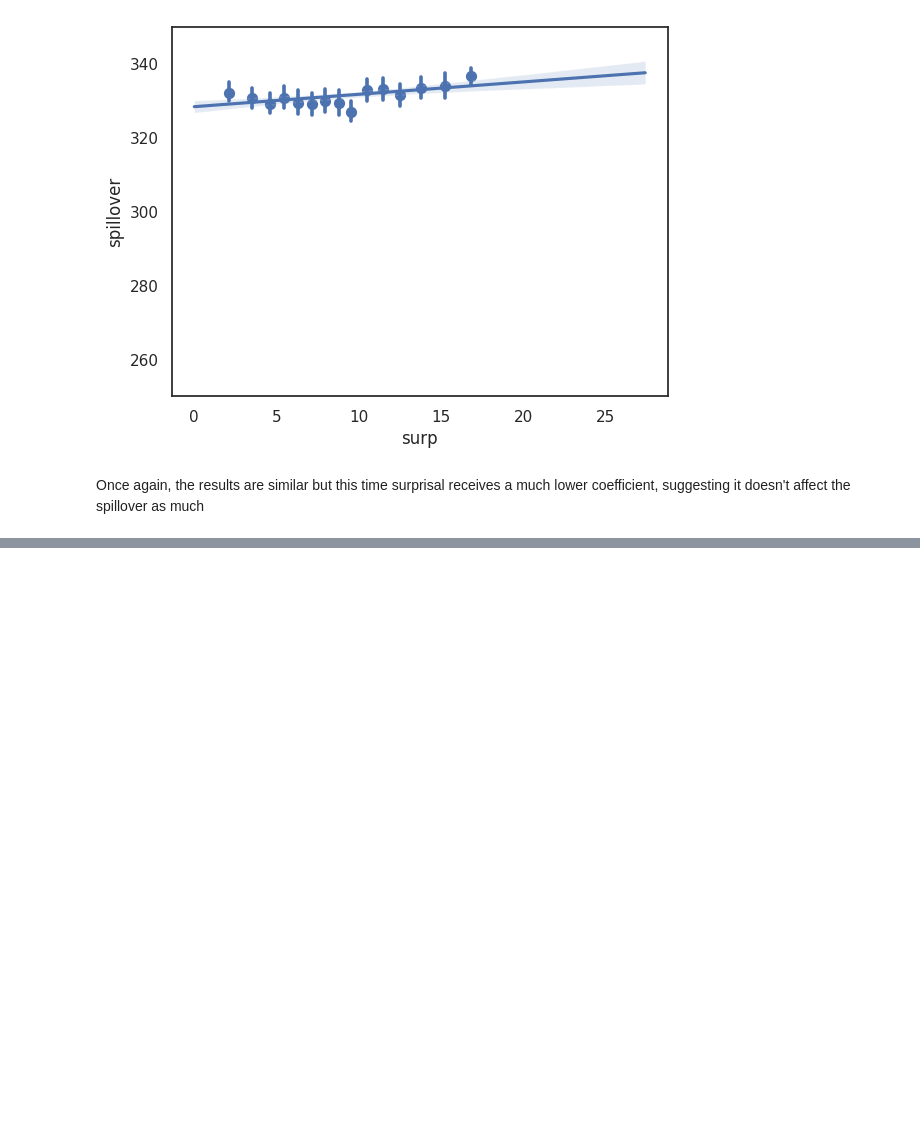
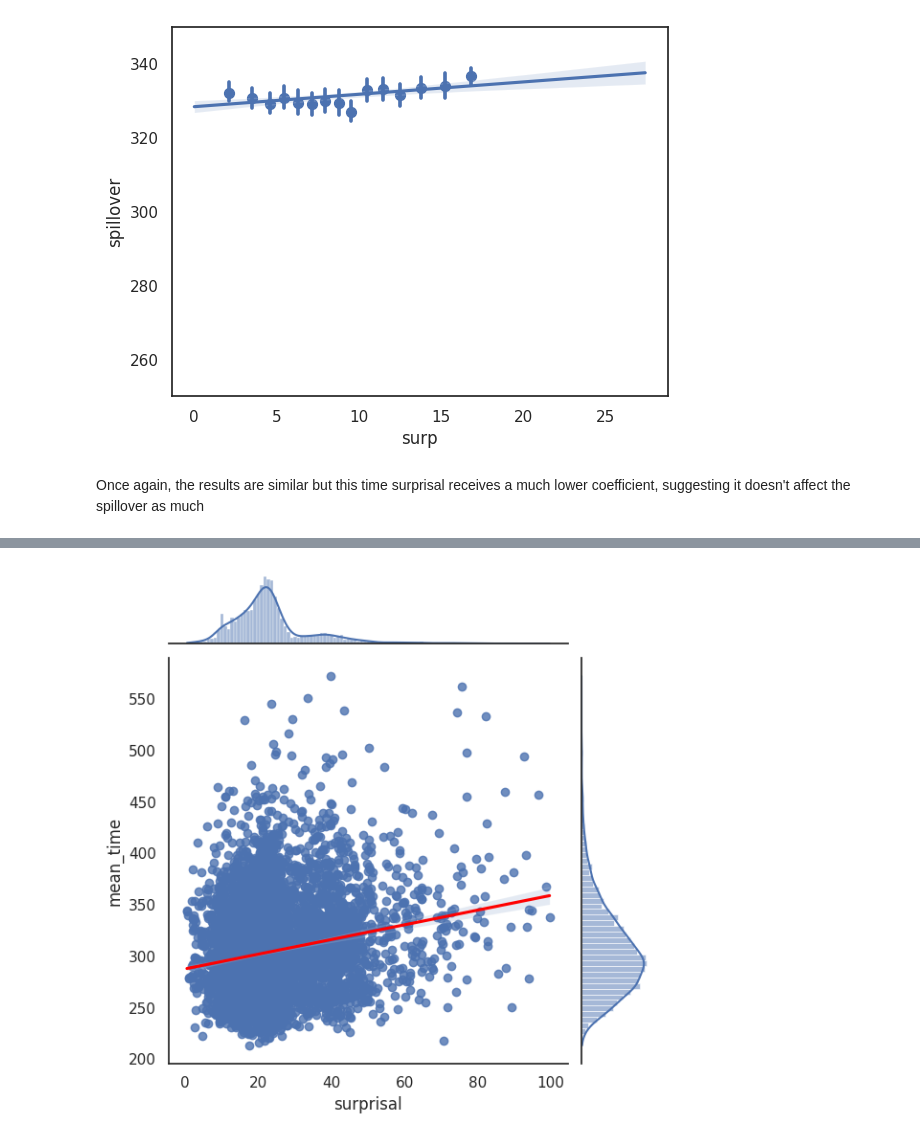
Before and after one commit to NadavVazana789/Project_096222, a Jupyter notebook: Copy_of_Project_1_Surprisals_and_RTs.ipynb, the cells around one changed output, grey strips where cells are left out. Drawn from its saved outputs; the diff is of its cells as text; code cells hidden in the pictures; blank space fills up the shorter version.

```diff
--- a/Copy_of_Project_1_Surprisals_and_RTs.ipynb
+++ b/Copy_of_Project_1_Surprisals_and_RTs.ipynb
@@ -629,0 +820,6 @@ Once again, the results are similar but this time surprisal receives a much lowe
+# %%
+harmonized_gpt = pd.read_csv(f'{GDRIVE_DIR}/harmonized_gpt.csv')
+harmonized_gpt = harmonized_gpt[harmonized_gpt['surprisal'] <= 100].reset_index(drop=True)
+harmonized_gpt['len'] = harmonized_gpt['token'].str.len()
+harmonized_gpt['freq'] = harmonized_gpt['token'].map(log_freq)
+harmonized_gpt['spillover'] = harmonized_gpt['mean_time'].iloc[1:].reset_index(drop=True)
@@ -629,0 +853,7 @@ Once again, the results are similar but this time surprisal receives a much lowe
+# %%
+g = sns.jointplot(x="surprisal", y="mean_time", data=harmonized_gpt, kind='reg')
+# We're going to make the regression line red so it's easier to see
+regline = g.ax_joint.get_lines()[0]
+regline.set_color('red')
+# %% [output]
+[figure, added]
```
Also changed, not shown: parts of 65 cells of this notebook.
